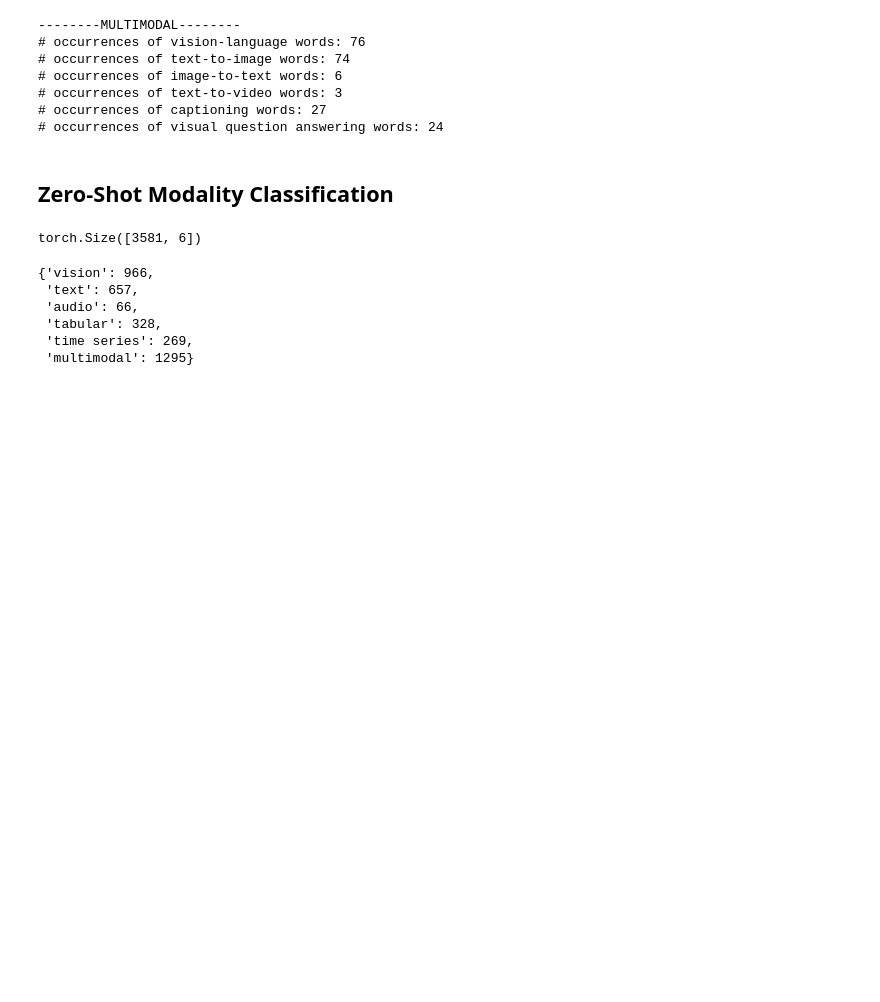
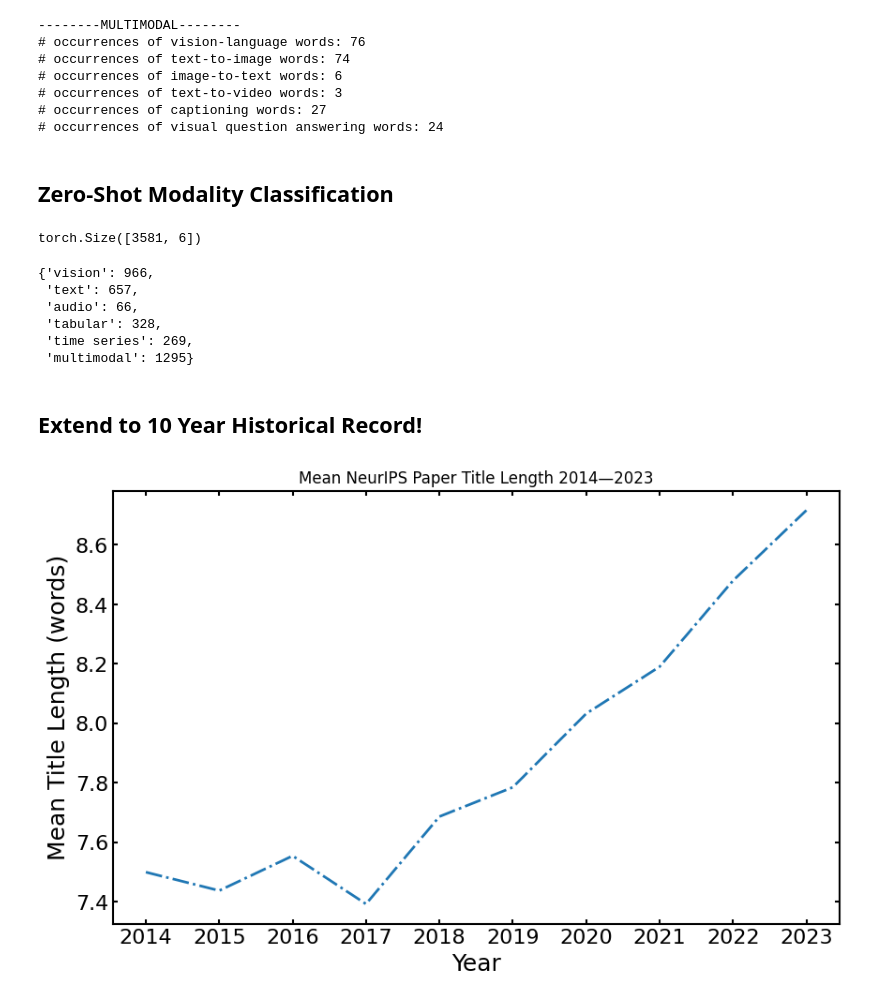
Before and after one commit to jacobmarks/awesome-neurips-2023, a Jupyter notebook: analysis.ipynb, the cells around one changed output. Drawn from its saved outputs; the diff is of its cells as text; code cells hidden in the pictures; blank space fills up the shorter version.

Commit message:
more data and analysis

```diff
--- a/analysis.ipynb
+++ b/analysis.ipynb
@@ -541,3 +541,38 @@ counts_by_modality
  'tabular': 328,
  'time series': 269,
  'multimodal': 1295}
+# %% [markdown]
+## Extend to 10 Year Historical Record!
+# %%
+historical_data = {}
+
+for year in range(2014, 2023):
+    syear = str(int(year))
+    with open(f"data/neurips{syear}data.json", "r") as f:
+        historical_data[syear] = json.load(f)
+
+historical_data["2023"] = {
+    val["title"]: val["authors"]
+    for val in neurips_2023_data.values()
+}
+# %%
+syears = [str(int(year)) for year in range(2014, 2024)]
+
+title_lengths_by_year = {
+    syear: [len(title.split()) for title in historical_data[syear].keys()]
+    for syear in syears
+}
+# %%
+mean_title_length_by_year = {
+    syear: np.mean(title_lengths_by_year[syear])
+    for syear in syears
+}
+# %%
+plt.figure(figsize=(10, 6))
+plt.plot(syears, list(mean_title_length_by_year.values()), "-.")
+plt.xlabel("Year");
+plt.ylabel("Mean Title Length (words)");
+plt.title(f"Mean NeurIPS Paper Title Length {syears[0]}—{syears[-1]}")
+plt.savefig("images/title_length_history_2014_2023.png");
+# %% [output]
+[figure, added]
```
Also changed, not shown: parts of 6 cells of this notebook, 12 other files.
